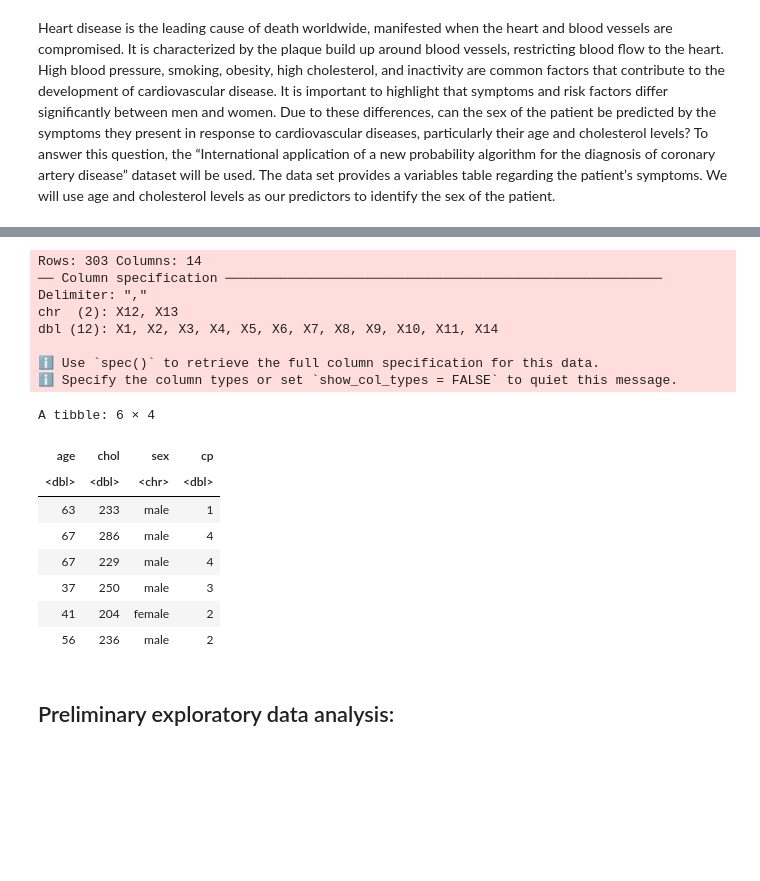
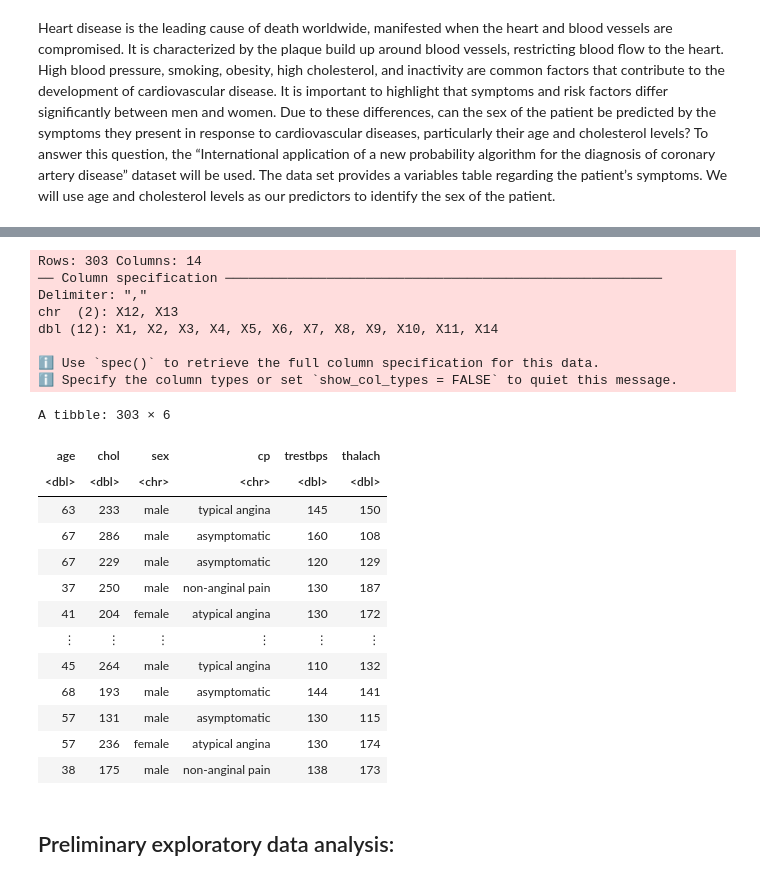
Before and after one commit to Skylertana/dsci-100-006-project-group2, a Jupyter notebook: localrepo.ipynb, the cells around one changed output, grey strips where cells are left out. Saved outputs shown, nothing was run; the diff lists cells and outputs as text; code cells hidden in the pictures; blank space fills up the shorter version.

```diff
--- a/localrepo.ipynb
+++ b/localrepo.ipynb
@@ -39,36 +21,41 @@ Warning message:
 # %%
 library(readr)
 
 url <- "https://archive.ics.uci.edu/ml/machine-learning-databases/heart-disease/processed.cleveland.data"
 
 read_data <- read_csv(url, col_names = FALSE)
 
 heart_data <- read_data |>
 
-    mutate(age = X1,  chol = X5, sex = X2, cp = X3) |>
-    select(age, chol, sex, cp) |>
-    mutate(sex = ifelse(sex == 1, "male", "female")) #|>  #use to change cp values to names of cp type for graph if we use
+    mutate(age = X1,  chol = X5, sex = X2, cp = X3, trestbps = X4, thalach = X8) |>
+    select(age, chol, sex, cp, trestbps, thalach) |>
+    mutate(sex = ifelse(sex == 1, "male", "female")) |>  #use to change cp values to names of cp type for graph if we use
                                                           #facet wrap or predict cp type
-    #mutate(cp = recode(cp, "1" = "typical angina", "2" = "atypical angina", "3" = "non-anginal pain", "4" = "asymptomatic"))
-head(heart_data)
+    mutate(cp = recode(cp, "1" = "typical angina", "2" = "atypical angina", "3" = "non-anginal pain", "4" = "asymptomatic"))
+heart_data
 # %% [output]
 Rows: 303 Columns: 14
 ── Column specification ────────────────────────────────────────────────────────
 Delimiter: ","
 chr  (2): X12, X13
 dbl (12): X1, X2, X3, X4, X5, X6, X7, X8, X9, X10, X11, X14
 
 ℹ Use `spec()` to retrieve the full column specification for this data.
 ℹ Specify the column types or set `show_col_types = FALSE` to quiet this message.
-A tibble: 6 × 4
+A tibble: 303 × 6
-| age | chol | sex | cp |
-| <dbl> | <dbl> | <chr> | <dbl> |
-| 63 | 233 | male | 1 |
-| 67 | 286 | male | 4 |
-| 67 | 229 | male | 4 |
-| 37 | 250 | male | 3 |
-| 41 | 204 | female | 2 |
-| 56 | 236 | male | 2 |
+| age | chol | sex | cp | trestbps | thalach |
+| <dbl> | <dbl> | <chr> | <chr> | <dbl> | <dbl> |
+| 63 | 233 | male | typical angina | 145 | 150 |
+| 67 | 286 | male | asymptomatic | 160 | 108 |
+| 67 | 229 | male | asymptomatic | 120 | 129 |
+| 37 | 250 | male | non-anginal pain | 130 | 187 |
+| 41 | 204 | female | atypical angina | 130 | 172 |
+| ⋮ | ⋮ | ⋮ | ⋮ | ⋮ | ⋮ |
+| 45 | 264 | male | typical angina | 110 | 132 |
+| 68 | 193 | male | asymptomatic | 144 | 141 |
+| 57 | 131 | male | asymptomatic | 130 | 115 |
+| 57 | 236 | female | atypical angina | 130 | 174 |
+| 38 | 175 | male | non-anginal pain | 138 | 173 |
 # %% [markdown]
 ## Preliminary exploratory data analysis:
 # %%
```
Also changed, not shown: parts of 2 cells of this notebook.
